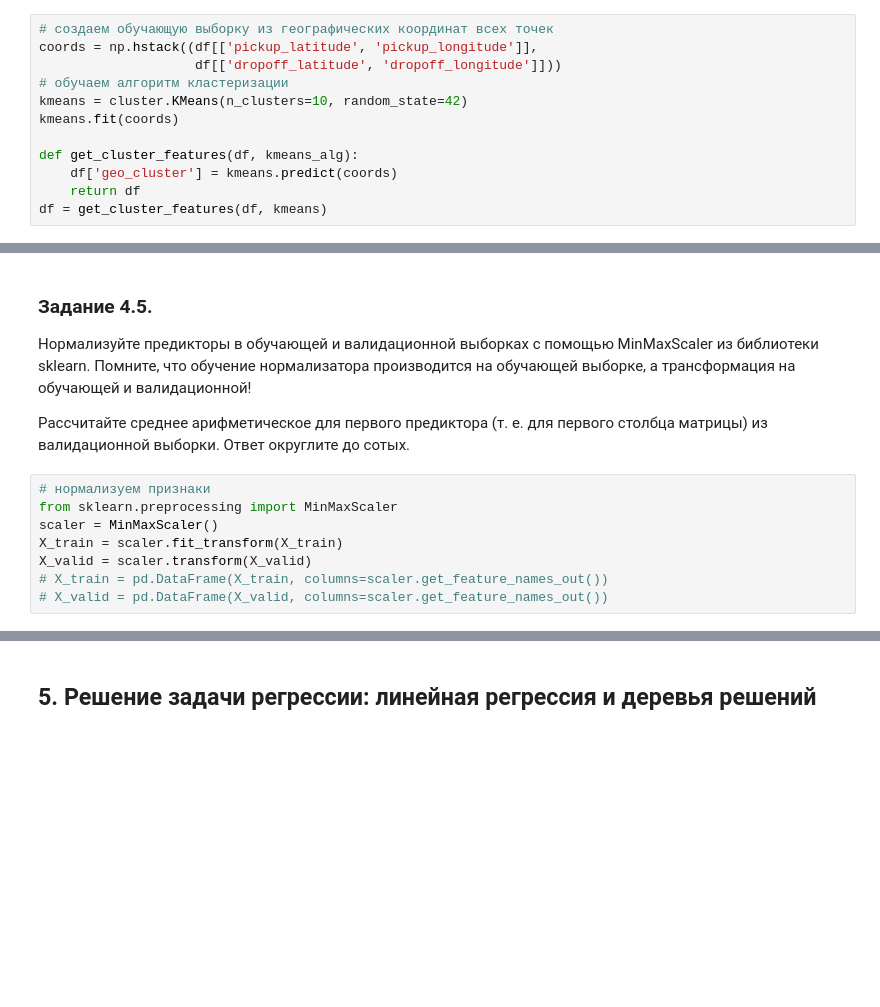
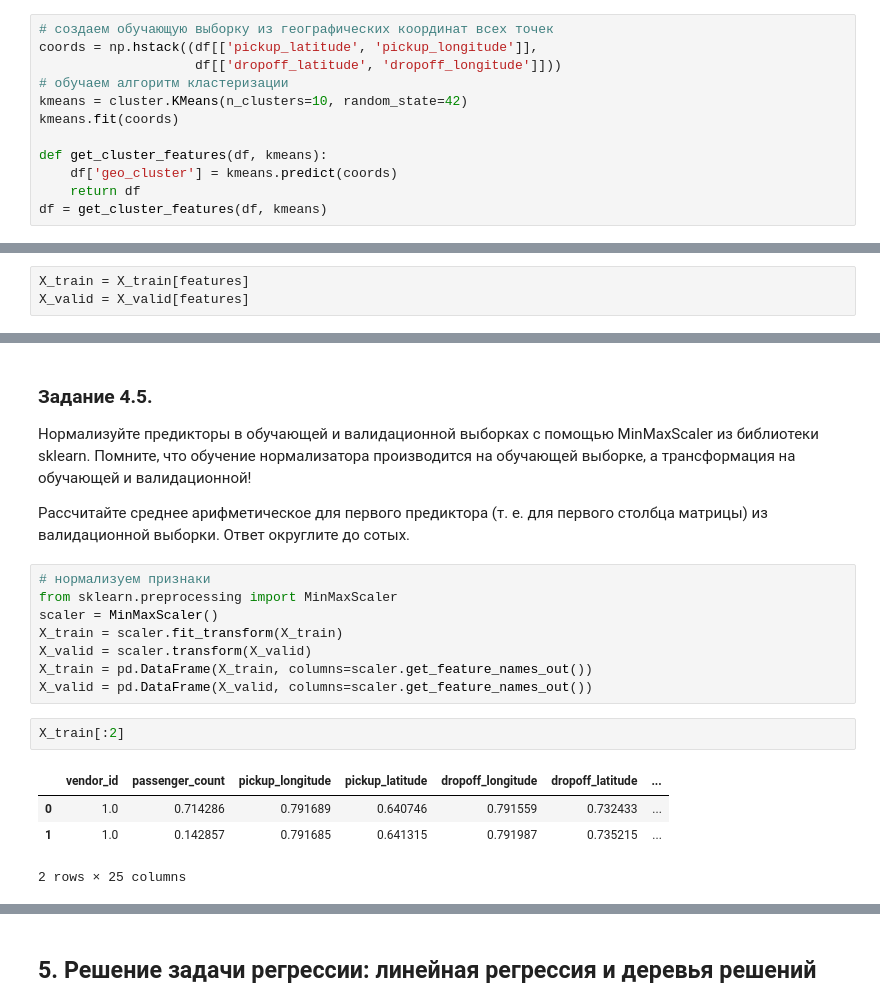
Before and after one commit to sawtoothpulse/project_5, a Jupyter notebook: project-5.ipynb, the cells around one changed output, grey strips where cells are left out. Saved outputs shown, nothing was run; the diff lists cells and outputs as text; blank space fills up the shorter version.

```diff
--- a/project-5.ipynb
+++ b/project-5.ipynb
@@ -327,7 +327,7 @@ coords = np.hstack((df[['pickup_latitude', 'pickup_longitude']],
 kmeans = cluster.KMeans(n_clusters=10, random_state=42)
 kmeans.fit(coords)
 
-def get_cluster_features(df, kmeans_alg):
+def get_cluster_features(df, kmeans):
     df['geo_cluster'] = kmeans.predict(coords)
     return df
 df = get_cluster_features(df, kmeans)
@@ -808,3 +808,6 @@ array(['vendor_id', 'passenger_count', 'pickup_longitude',
+# %%
+X_train = X_train[features]
+X_valid = X_valid[features]
 # %% [markdown]
 Так как мы будем использовать различные модели, в том числе внутри которых заложены численные методы оптимизации, то давайте заранее позаботимся о масштабировании факторов.
 # %% [markdown]
@@ -818,6 +821,13 @@ from sklearn.preprocessing import MinMaxScaler
 scaler = MinMaxScaler()
 X_train = scaler.fit_transform(X_train)
 X_valid = scaler.transform(X_valid)
-# X_train = pd.DataFrame(X_train, columns=scaler.get_feature_names_out())
-# X_valid = pd.DataFrame(X_valid, columns=scaler.get_feature_names_out())
+X_train = pd.DataFrame(X_train, columns=scaler.get_feature_names_out())
+X_valid = pd.DataFrame(X_valid, columns=scaler.get_feature_names_out())
+# %%
+X_train[:2]
+# %% [output]
+|  | vendor_id | passenger_count | pickup_longitude | pickup_latitude | dropoff_longitude | dropoff_latitude | ... |
+| 0 | 1.0 | 0.714286 | 0.791689 | 0.640746 | 0.791559 | 0.732433 | ... |
+| 1 | 1.0 | 0.142857 | 0.791685 | 0.641315 | 0.791987 | 0.735215 | ... |
+2 rows × 25 columns
 # %%
```
Also changed, not shown: parts of 19 cells of this notebook, 1 other file.
